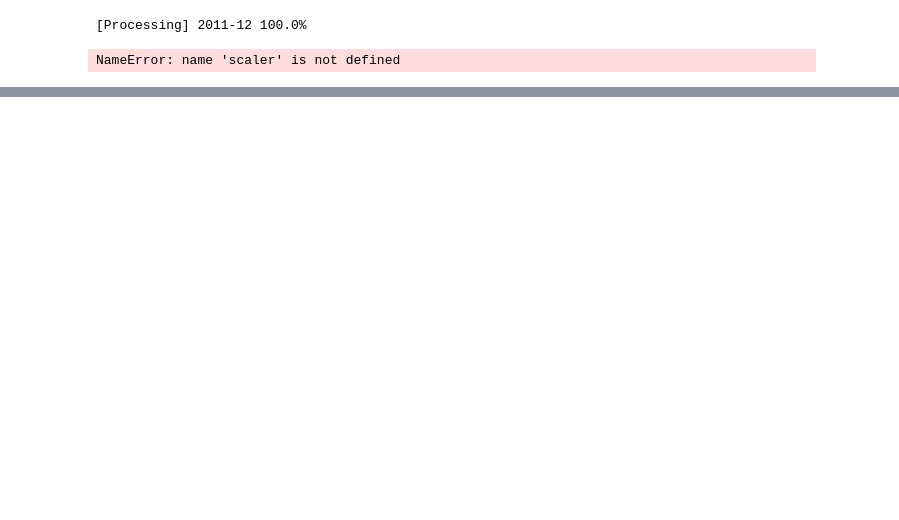
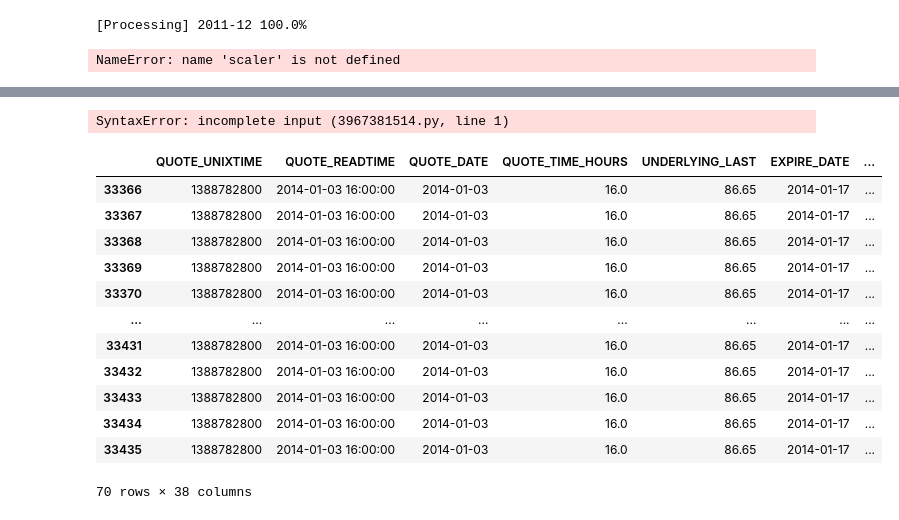
Before and after one commit to Markram-WS/OptionsPriceModel, a Jupyter notebook: transform.ipynb, the cells around one changed output, grey strips where cells are left out. Drawn from its saved outputs; the diff is of its cells as text; code cells hidden in the pictures; blank space fills up the shorter version.

```diff
--- a/transform.ipynb
+++ b/transform.ipynb
@@ -196,0 +219,33 @@ TransformDataII()
+# %%
+#Example
+import random
+from IPython.display import clear_output,display, HTML
+import numpy as np
+#load scaler
+scaler = MinMaxScaler()
+PartitionDate = [ d[-7:] for d in  os.listdir(PARQUET_PATH) if 'PartitionDate' in d]
+random.shuffle(PartitionDate)
+scaler = joblib.load(SCALER_PATH)
+
+
+for i,partdate in enumerate(PartitionDate) :
+    df = pd.read_parquet(PARQUET_PATH,engine='pyarrow'
+                                 , filters=[('PartitionDate', '=', partdate)]
+                                )
+    df['P_VOLUME'] = df['P_VOLUME'].fillna(0)
+    df['C_VOLUME'] = df['C_VOLUME'].fillna(0)
+    DATA  = np.empty((0,) + (20,9) )
+    for opt_id in np.unique( df[["OPTIONS_ID"]].values):
+        df_filter  = df[df["OPTIONS_ID"]==opt_id]
+        if len(df_filter) == 20:
+            DATA = np.vstack((DATA ,[scaler.transform(df_filter[SCALER_COL])]))
+        else:
+            #print( len(df_filter) )
+            #display(HTML(df_filter[['STRIKE']+SCALER_COL].to_html()))
+            pass
+
+    # Save the NumPy array to an HDF5 file
+    with h5py.File(H5_PATH+f"{partdate}.h5", 'w') as f:
+        dset = f.create_dataset(f'{partdate}', data=DATA, chunks=True , compression='gzip')
+
+    print(f"[Processing] {partdate}, {round(((i+1)/len(PartitionDate))*100,2)}%     ",end='\r')
@@ -254,3 +409,23 @@ df_filtered['STRIKE'].values
+# %%
+df_filter['INTRINSIC_VALUE'].abs().isin(df_filter['INTRINSIC_VALUE'].abs().sort_values()[:max_option_len]
+# %% [output]
+SyntaxError: incomplete input (3967381514.py, line 1)
+# %%
+df_filter
+# %% [output]
+|  | QUOTE_UNIXTIME | QUOTE_READTIME | QUOTE_DATE | QUOTE_TIME_HOURS | UNDERLYING_LAST | EXPIRE_DATE | ... |
+| 33366 | 1388782800 | 2014-01-03 16:00:00 | 2014-01-03 | 16.0 | 86.65 | 2014-01-17 | ... |
+| 33367 | 1388782800 | 2014-01-03 16:00:00 | 2014-01-03 | 16.0 | 86.65 | 2014-01-17 | ... |
+| 33368 | 1388782800 | 2014-01-03 16:00:00 | 2014-01-03 | 16.0 | 86.65 | 2014-01-17 | ... |
+| 33369 | 1388782800 | 2014-01-03 16:00:00 | 2014-01-03 | 16.0 | 86.65 | 2014-01-17 | ... |
+| 33370 | 1388782800 | 2014-01-03 16:00:00 | 2014-01-03 | 16.0 | 86.65 | 2014-01-17 | ... |
+| ... | ... | ... | ... | ... | ... | ... | ... |
+| 33431 | 1388782800 | 2014-01-03 16:00:00 | 2014-01-03 | 16.0 | 86.65 | 2014-01-17 | ... |
+| 33432 | 1388782800 | 2014-01-03 16:00:00 | 2014-01-03 | 16.0 | 86.65 | 2014-01-17 | ... |
+| 33433 | 1388782800 | 2014-01-03 16:00:00 | 2014-01-03 | 16.0 | 86.65 | 2014-01-17 | ... |
+| 33434 | 1388782800 | 2014-01-03 16:00:00 | 2014-01-03 | 16.0 | 86.65 | 2014-01-17 | ... |
+| 33435 | 1388782800 | 2014-01-03 16:00:00 | 2014-01-03 | 16.0 | 86.65 | 2014-01-17 | ... |
+70 rows × 38 columns
 # %%
 type(pd.util.hash_pandas_object(pd.Series([2,1])).sum() )
 # %%
```
Also changed, not shown: parts of 11 cells of this notebook, 7 other files.
